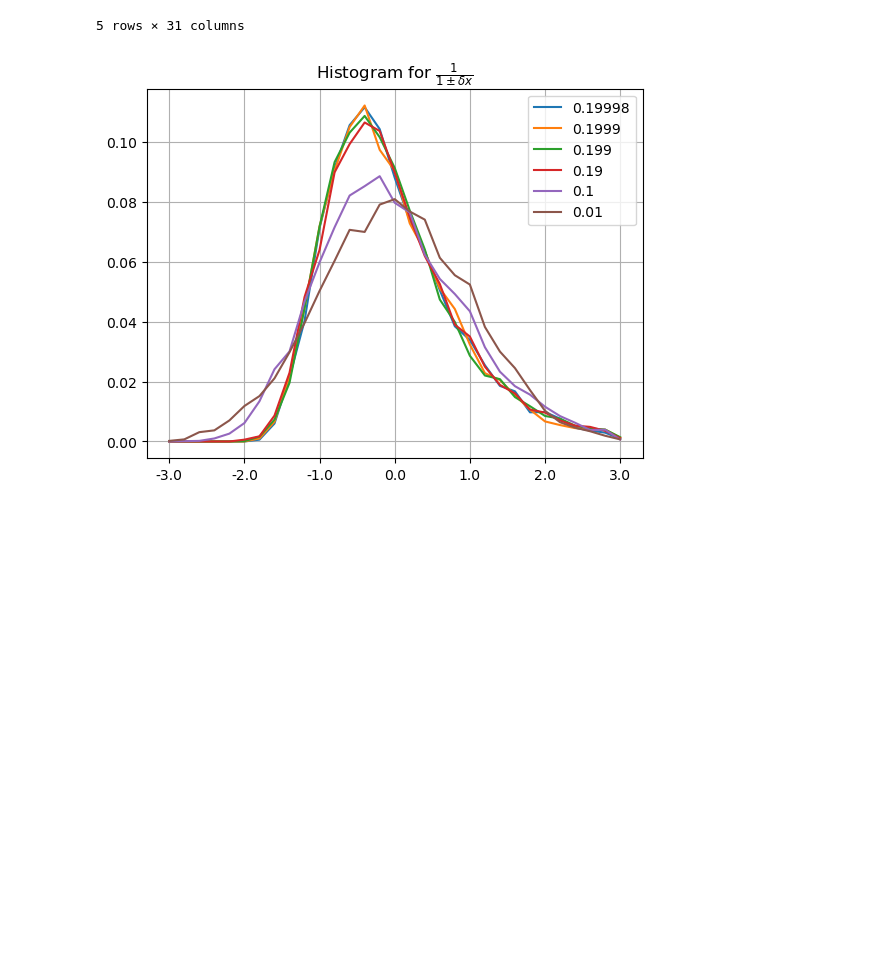
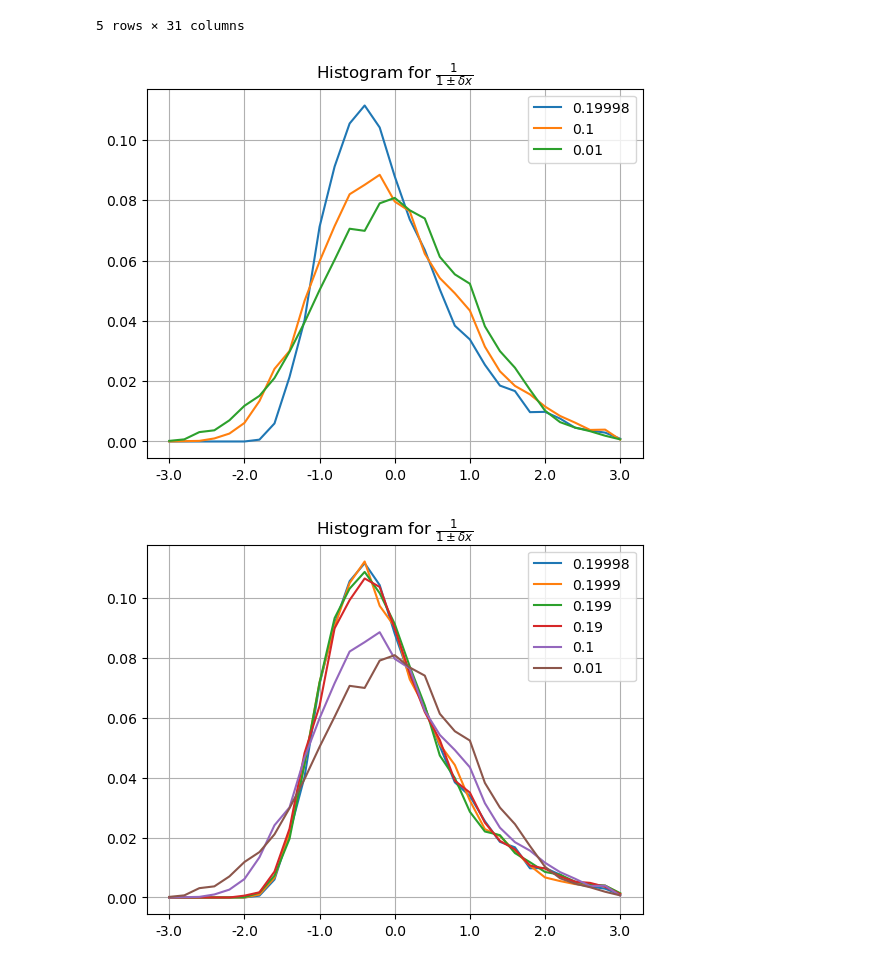
Before and after one commit to Chengpu0707/VarianceArithmetic, a Jupyter notebook: IPyNb/InversionNearOne,ipynb.ipynb, the cells around one changed output. Saved outputs shown, nothing was run; the diff lists cells and outputs as text; code cells hidden in the pictures; blank space fills up the shorter version.

```diff
--- a/IPyNb/InversionNearOne,ipynb.ipynb
+++ b/IPyNb/InversionNearOne,ipynb.ipynb
@@ -40,10 +42,14 @@ df[sHisto].head()
 | 4 | 0.0 | 0.0 | 0.0 | 0.0 | 0.0 | 0.000000 | 0.001419 | 0.006586 | 0.021988 | 0.040328 | ... | ... |
 5 rows × 31 columns
 # %%
-def PlotHisto(sInputUncertainty=(0.01,)):
+def PlotHisto(sInputUncertainty=(0.01,0.1,0.19998)):
     dfPlot = df[df['Input Uncertainty'].isin(sInputUncertainty)].set_index('Input Uncertainty')
-    ax = dfPlot[sHisto].T.plot(style=('r-',), grid=True, title=r'Histogram for $\frac{1}{1 \pm \delta x}$')
+    ax = dfPlot[sHisto].T.plot(grid=True, title=r'Histogram for $\frac{1}{1 \pm \delta x}$')
     ax.legend(bbox_to_anchor=(1.0, 1.0))
+# %%
+PlotHisto()
+# %% [output]
+[figure, added]
 # %%
 def PlotHisto(sInputUncertainty=(0.01, 0.1, 0.19, 0.199, 0.1999, 0.19998)):
     dfPlot = df[df['Input Uncertainty'].isin(sInputUncertainty)].set_index('Input Uncertainty')
```
Also changed, not shown: parts of 2 cells of this notebook, 4 other files.
